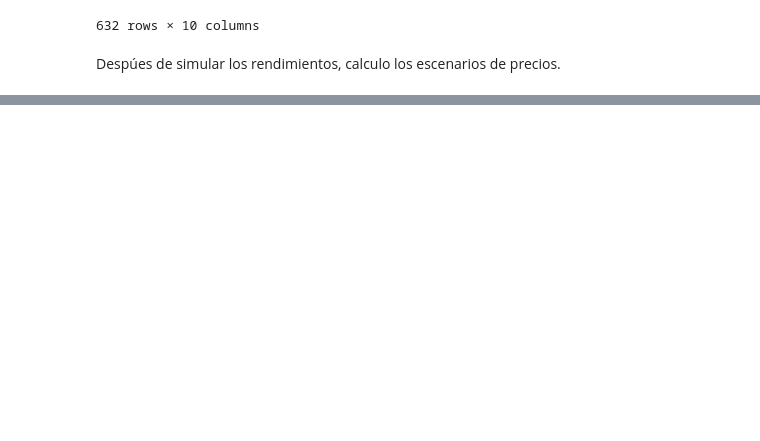
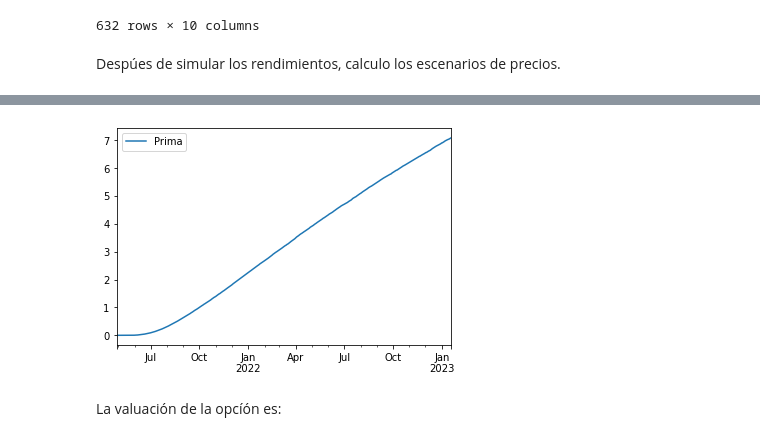
Before and after one commit to JuanPablo2019/Tarea9, a Jupyter notebook: Tarea9.ipynb, the cells around one changed output, grey strips where cells are left out. Drawn from its saved outputs; the diff is of its cells as text; code cells hidden in the pictures; blank space fills up the shorter version.

```diff
--- a/Tarea9.ipynb
+++ b/Tarea9.ipynb
@@ -944,0 +965,3 @@ pd.concat([closes_dis,sim_closes]).plot(figsize=(8,6));
+# %%
+sigma = 0.3076851458740234/np.sqrt(252)
+sigma
@@ -944,0 +970,13 @@ pd.concat([closes_dis,sim_closes]).plot(figsize=(8,6));
+# %%
+S0 = closes_dis.iloc[-1,0]
+
+K = opcion_valuar['JSON']['strike']
+
+ndays = len(dates)
+nscen = 100000
+
+# simulo rendimientos
+sim_ret = pd.DataFrame(sigma*np.random.randn(ndays,nscen)+r,index=dates)
+
+# simulo precios
+sim_closes = S0*np.exp(sim_ret.cumsum())
@@ -944,0 +993,12 @@ pd.concat([closes_dis,sim_closes]).plot(figsize=(8,6));
+# %%
+strike = pd.DataFrame(K*np.ones([ndays,nscen]),index=dates)
+
+# valor del pull europeo de disney
+put = pd.DataFrame({'Prima':np.exp(-r*ndays) \
+                    *np.fmax(strike-sim_closes,np.zeros([ndays,nscen])).mean(axis=1)},index=dates)
+
+put.plot();
+# %% [output]
+[figure, added]
+# %% [markdown]
+La valuación de la opcíón es:
```
Also changed, not shown: parts of 49 cells of this notebook.
